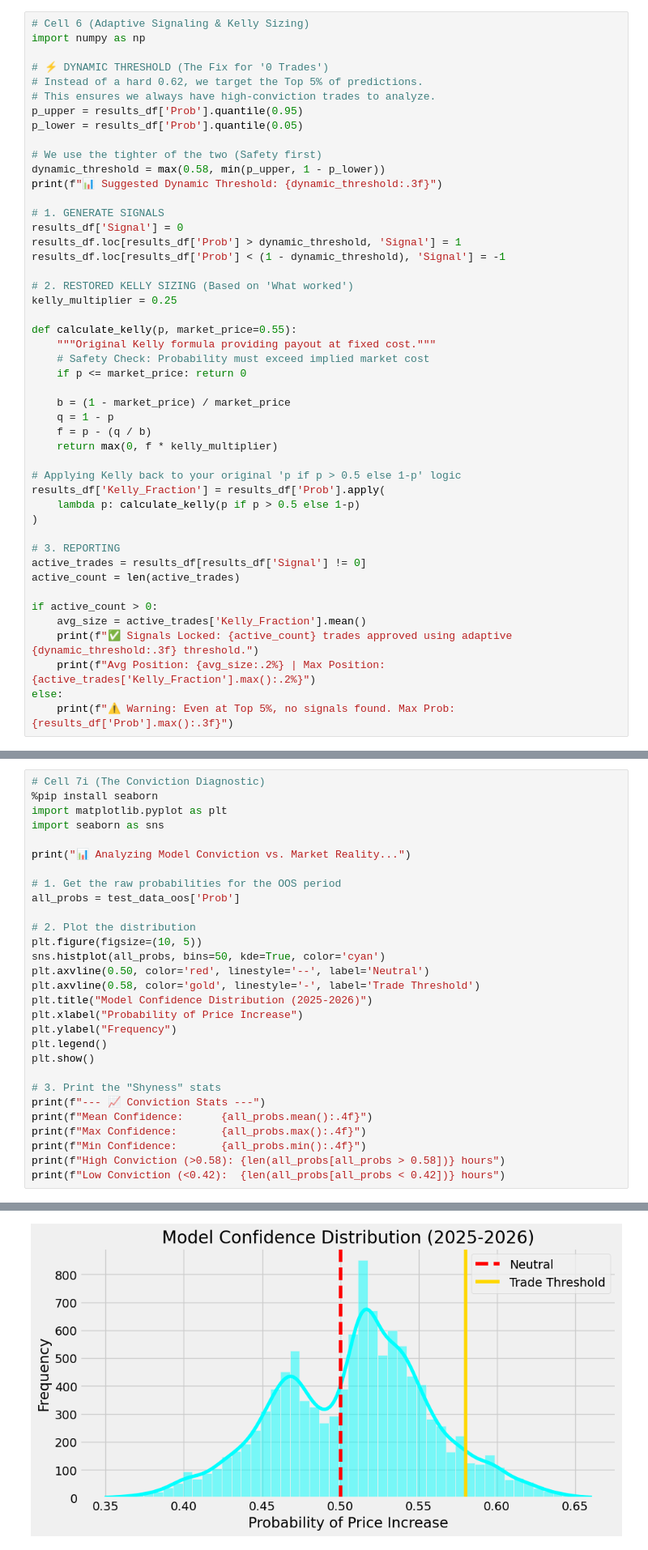
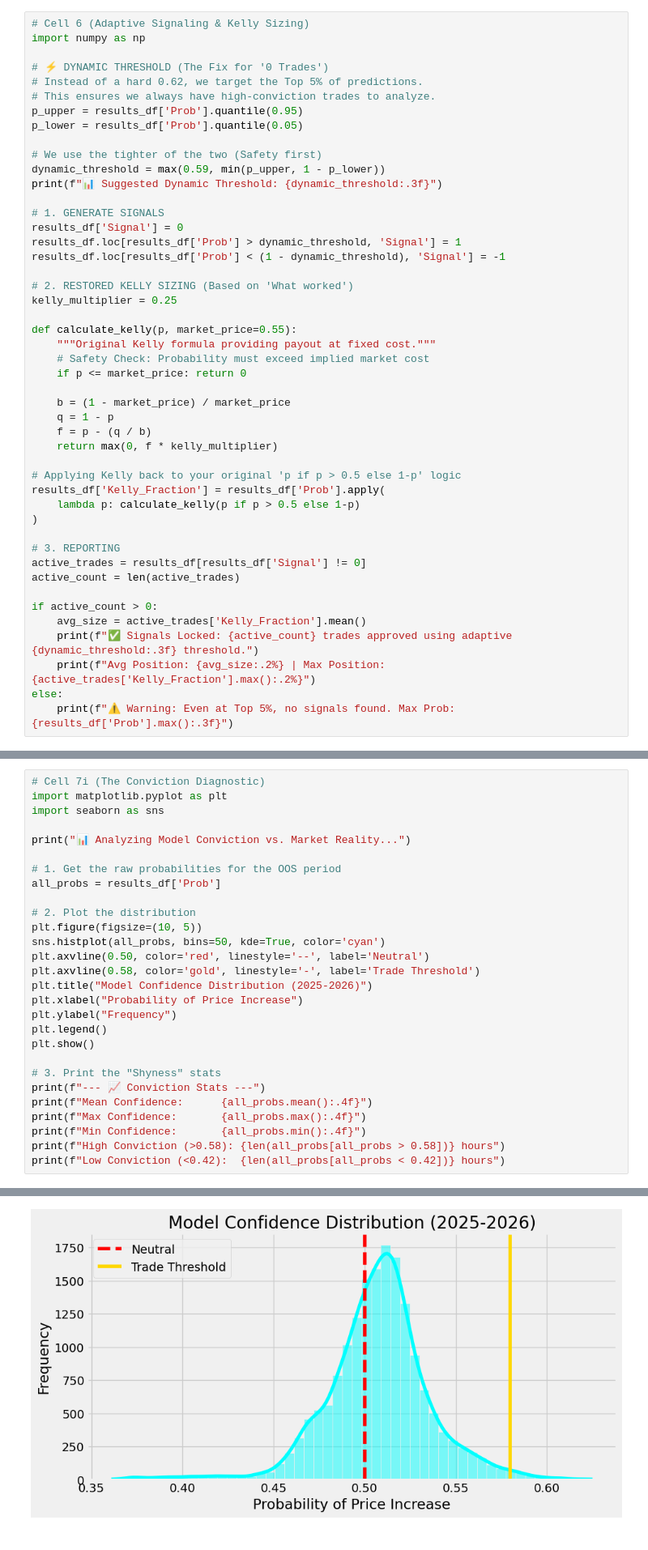
Before and after one commit to Kevocado/algo-trade-hub-prod, a Jupyter notebook: quant_research_lab/lightgbm_backtest.ipynb, the cells around one changed output, grey strips where cells are left out. Shown at 81% size. Saved outputs shown, nothing was run; the diff lists cells and outputs as text.

```diff
--- a/quant_research_lab/lightgbm_backtest.ipynb
+++ b/quant_research_lab/lightgbm_backtest.ipynb
@@ -309,7 +501,7 @@ p_upper = results_df['Prob'].quantile(0.95)
 p_lower = results_df['Prob'].quantile(0.05)
 
 # We use the tighter of the two (Safety first)
-dynamic_threshold = max(0.58, min(p_upper, 1 - p_lower))
+dynamic_threshold = max(0.59, min(p_upper, 1 - p_lower))
 print(f"📊 Suggested Dynamic Threshold: {dynamic_threshold:.3f}")
 
 # 1. GENERATE SIGNALS
@@ -1041,13 +1662,12 @@ See the caveats in the documentation: https://pandas.pydata.org/pandas-docs/stab
 # %%
 # Cell 7i (The Conviction Diagnostic)
-%pip install seaborn
 import matplotlib.pyplot as plt
 import seaborn as sns
 
 print("📊 Analyzing Model Conviction vs. Market Reality...")
 
 # 1. Get the raw probabilities for the OOS period
-all_probs = test_data_oos['Prob']
+all_probs = results_df['Prob']
 
 # 2. Plot the distribution
 plt.figure(figsize=(10, 5))
@@ -1086,4 +1709,4 @@ Successfully installed seaborn-0.13.2
 Note: you may need to restart the kernel to use updated packages.
 📊 Analyzing Model Conviction vs. Market Reality...
-[figure, old version]
+[figure, new version]
 --- 📈 Conviction Stats ---
```
Also changed, not shown: parts of 32 cells of this notebook, 3 other files.
